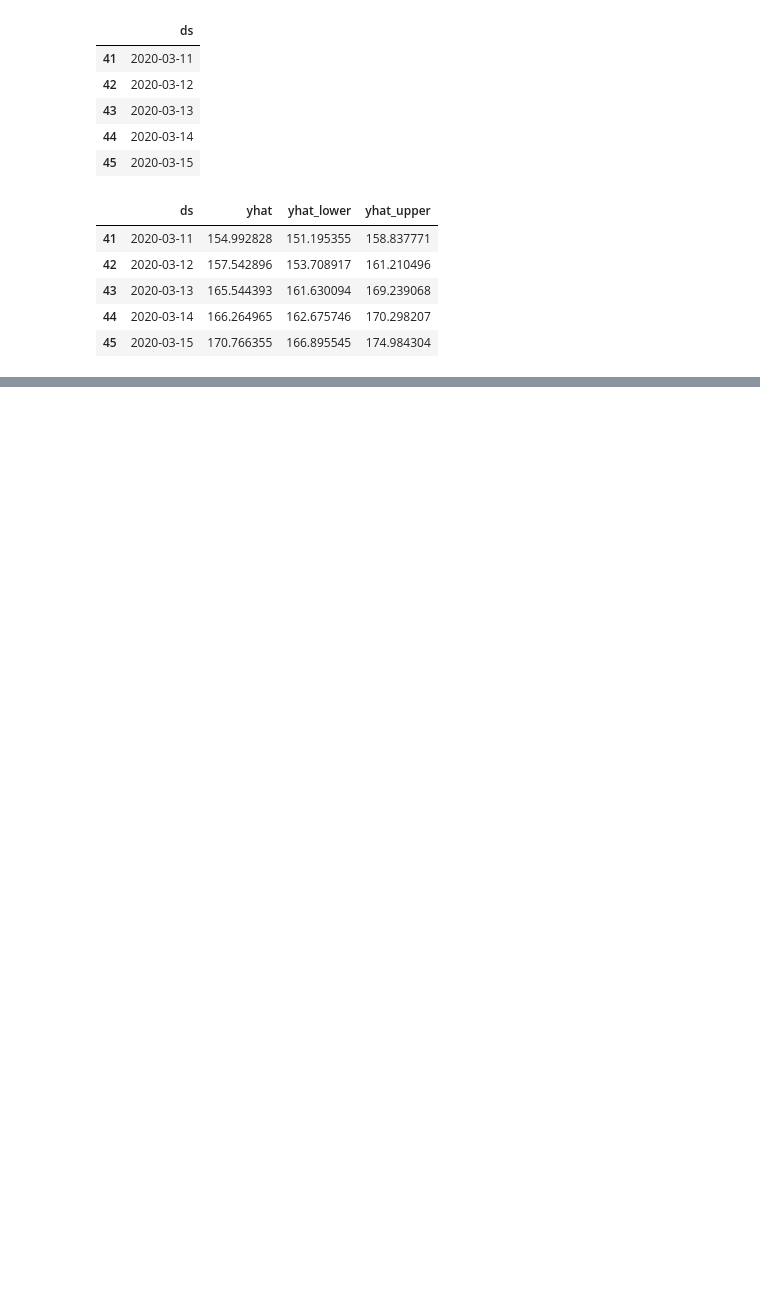
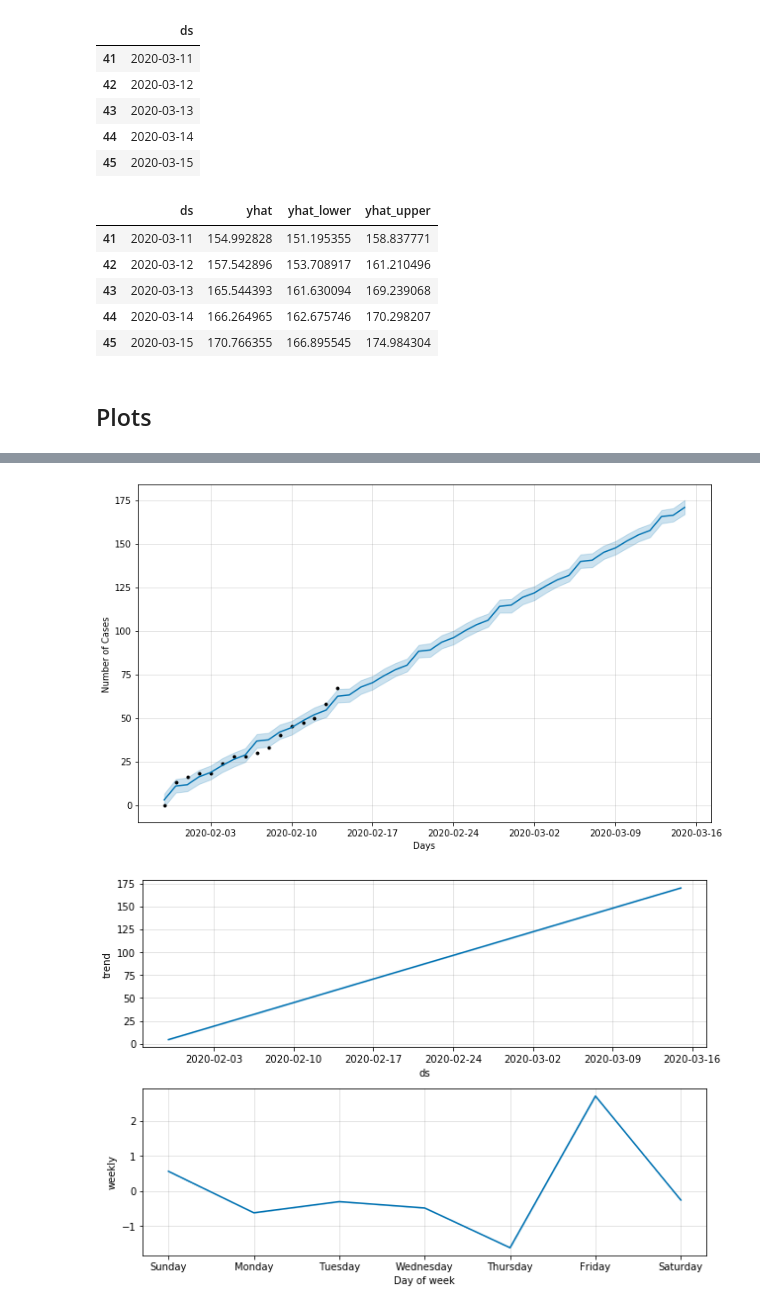
Before and after one commit to thelee81/COVID-19-Spreading-Prediction-Using-FB-Prophet, a Jupyter notebook: COVID-19 FB Prophet Prediction.ipynb, the cells around one changed output, grey strips where cells are left out. Drawn from its saved outputs; the diff is of its cells as text; code cells hidden in the pictures; blank space fills up the shorter version.

```diff
--- a/COVID-19 FB Prophet Prediction.ipynb
+++ b/COVID-19 FB Prophet Prediction.ipynb
@@ -127,9 +146,17 @@ forecast[['ds', 'yhat', 'yhat_lower', 'yhat_upper']].tail()
 | 43 | 2020-03-13 | 165.544393 | 161.630094 | 169.239068 |
 | 44 | 2020-03-14 | 166.264965 | 162.675746 | 170.298207 |
 | 45 | 2020-03-15 | 170.766355 | 166.895545 | 174.984304 |
+# %% [markdown]
+## Plots
 # %%
 #Plot prediction and actual
 fig = plot_plotly(m, forecast,xlabel='Days', ylabel='Number of Cases')
 py.iplot(fig)
 # %% [output]
 [interactive output not drawn]
+# %%
+fig1 = m.plot(forecast,xlabel='Days', ylabel='Number of Cases')
+fig2 = m.plot_components(forecast)
+# %% [output]
+[figure, added]
+[figure, added]
```
Also changed, not shown: parts of 10 cells of this notebook.
